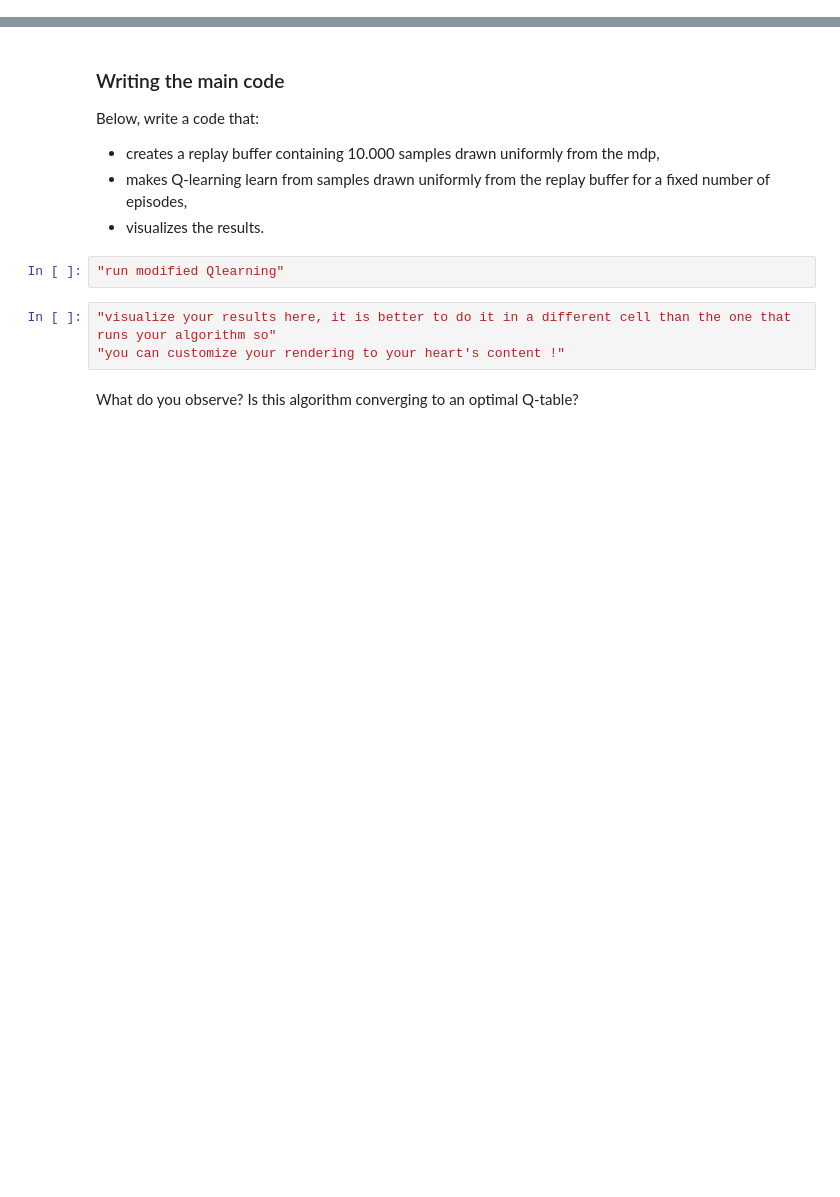
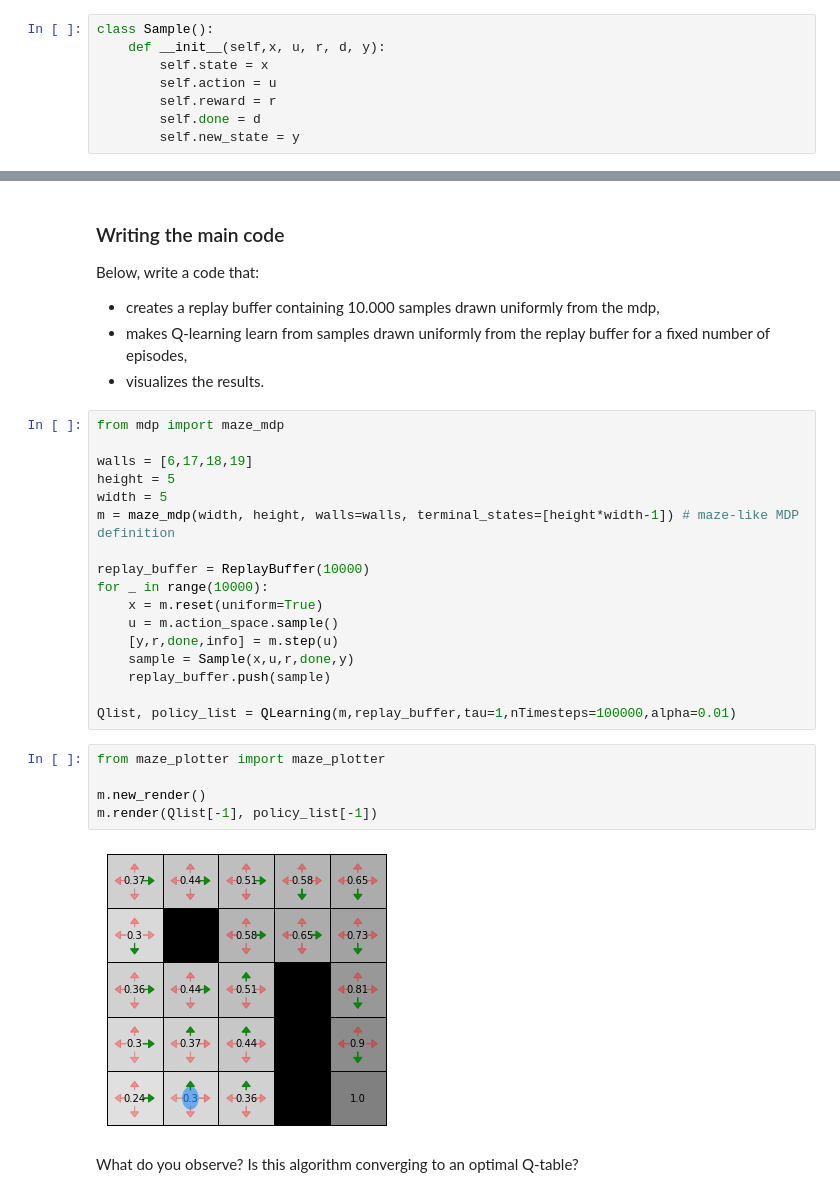
Before and after one commit to AntoninARBERET/rl_labs_notebooks, a Jupyter notebook: on_off_policy.ipynb, the cells around one changed output, grey strips where cells are left out. Saved outputs shown, nothing was run; the diff lists cells and outputs as text; blank space fills up the shorter version.

```diff
--- a/on_off_policy.ipynb
+++ b/on_off_policy.ipynb
@@ -14,3 +12,11 @@ In the cell below, create a class to store a sample
+# %%
+class Sample():
+    def __init__(self,x, u, r, d, y):
+        self.state = x
+        self.action = u
+        self.reward = r
+        self.done = d
+        self.new_state = y
 # %% [markdown]
 ### Create a class ReplayBuffer
 
@@ -34,11 +128,30 @@ Modify the above code so that, instead of being fed by the samples of an agent r
  * creates a replay buffer containing 10.000 samples drawn uniformly from the mdp,
  * makes Q-learning learn from samples drawn uniformly from the replay buffer for a fixed number of episodes,
  * visualizes the results.
-# %%
-"run modified Qlearning"
-# %%
-"visualize your results here, it is better to do it in a different cell than the one that runs your algorithm so"
-"you can customize your rendering to your heart's content !"
+# %%
+from mdp import maze_mdp
+
+walls = [6,17,18,19]
+height = 5
+width = 5
+m = maze_mdp(width, height, walls=walls, terminal_states=[height*width-1]) # maze-like MDP definition
+
+replay_buffer = ReplayBuffer(10000)
+for _ in range(10000):
+    x = m.reset(uniform=True)
+    u = m.action_space.sample()
+    [y,r,done,info] = m.step(u)
+    sample = Sample(x,u,r,done,y)
+    replay_buffer.push(sample)
+
+Qlist, policy_list = QLearning(m,replay_buffer,tau=1,nTimesteps=100000,alpha=0.01)
+# %%
+from maze_plotter import maze_plotter
+
+m.new_render()
+m.render(Qlist[-1], policy_list[-1])
+# %% [output]
+[figure, added]
 # %% [markdown]
 What do you observe? Is this algorithm converging to an optimal Q-table?
 # %% [markdown]
```
Also changed, not shown: parts of 5 cells of this notebook, 1 other file.
